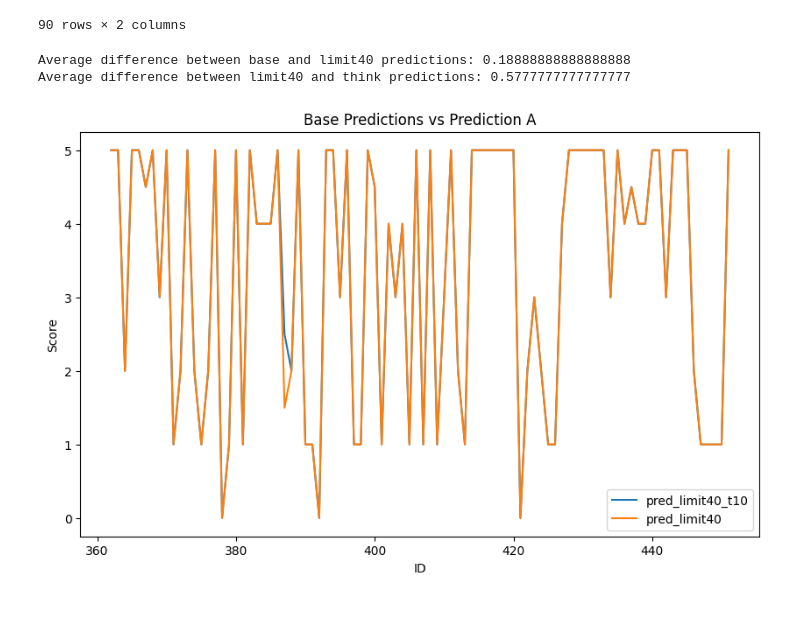
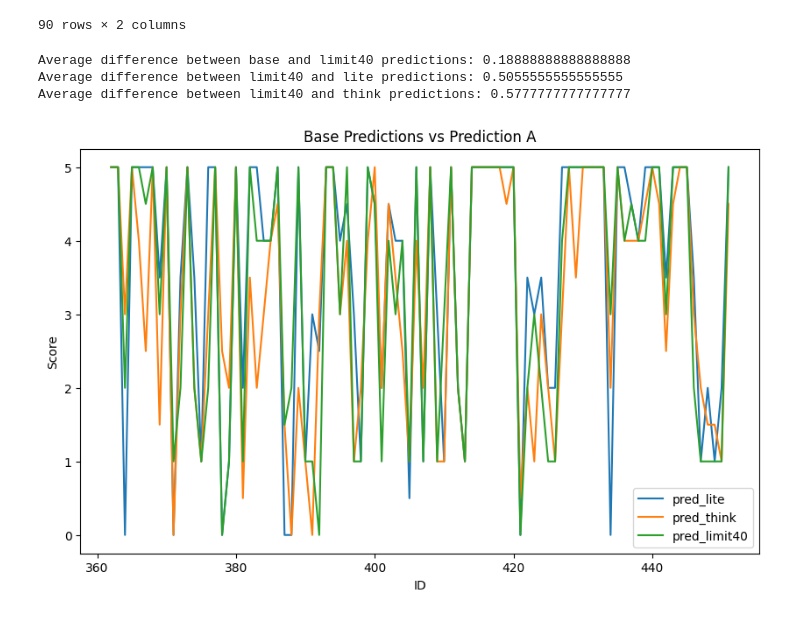
Before and after one commit to bookpanda/2110572-NLP-SYS, a Jupyter notebook: codes/midterm/midterm_prompt.ipynb, the cells around one changed output. Saved outputs shown, nothing was run; the diff lists cells and outputs as text; code cells hidden in the pictures.

Commit message:
lite sucsk

```diff
--- a/codes/midterm/midterm_prompt.ipynb
+++ b/codes/midterm/midterm_prompt.ipynb
@@ -407,10 +420,10 @@ pred_limit18 = pd.read_csv('./predictions/predictions_limit18.csv')
 pred_limit25 = pd.read_csv('./predictions/predictions_limit25.csv')
 pred_limit35 = pd.read_csv('./predictions/predictions_limit35.csv')
 pred_limit40 = pd.read_csv('./predictions/predictions_limit40.csv')
-# pred_limit40_lite = pd.read_csv('./predictions/predictions_limit40_lite.csv')
+pred_lite = pd.read_csv('./predictions/predictions_lite.csv')
 pred_limit40_t10 = pd.read_csv('./predictions/predictions_limit40_t10.csv')
 pred_limit45 = pd.read_csv('./predictions/predictions_limit45.csv')
-pred_think = pd.read_csv('./predictions/predictions_think.csv')
+pred_think_t10 = pd.read_csv('./predictions/predictions_think_t10.csv')
 # %%
 def avg_diff(a: pd.DataFrame, b: pd.DataFrame) -> float:
     merged = pd.merge(a, b, on='ID', how='inner')
@@ -425,29 +438,30 @@ def avg_diff(a: pd.DataFrame, b: pd.DataFrame) -> float:
 # print(f"Average difference between base and sorted predictions: {avg_diff(base_predictions, pred_sorted)}")
 print(f"Average difference between base and limit40 predictions: {avg_diff(base_predictions, pred_limit40)}")
 # print(f"Average difference between limit40 and limit35 predictions: {avg_diff(pred_limit40, pred_limit35)}")
-# print(f"Average difference between limit40 and limit40_t10 predictions: {avg_diff(pred_limit40, pred_limit40_t10)}")
+print(f"Average difference between limit40 and lite predictions: {avg_diff(pred_limit40, pred_lite)}")
 # print(f"Average difference between base and limit45 predictions: {avg_diff(base_predictions, pred_limit45)}")
-print(f"Average difference between limit40 and think predictions: {avg_diff(pred_limit40, pred_think)}")
+print(f"Average difference between limit40 and think predictions: {avg_diff(pred_limit40, pred_think_t10)}")
 # %% [output]
 Average difference between base and limit40 predictions: 0.18888888888888888
+Average difference between limit40 and lite predictions: 0.5055555555555555
 Average difference between limit40 and think predictions: 0.5777777777777777
 # %%
 import matplotlib.pyplot as plt
 
 plt.figure(figsize=(10, 6))
 # plt.plot(base_predictions['ID'], base_predictions['score'], label='Base Predictions')
 # plt.plot(pred_sorted['ID'], pred_sorted['score'], label='pred_sorted')
 # plt.plot(pred_cot1['ID'], pred_cot1['score'], label='pred_cot1')
 # plt.plot(pred_limit10['ID'], pred_limit10['score'], label='pred_limit10')
 # plt.plot(pred_limit18['ID'], pred_limit18['score'], label='pred_limit18')
-# plt.plot(pred_limit40_t10['ID'], pred_limit40_t10['score'], label='pred_limit40_t10')
-plt.plot(pred_think['ID'], pred_think['score'], label='pred_think')
+plt.plot(pred_lite['ID'], pred_lite['score'], label='pred_lite')
+plt.plot(pred_think_t10['ID'], pred_think_t10['score'], label='pred_think')
 plt.plot(pred_limit40['ID'], pred_limit40['score'], label='pred_limit40')
 # plt.plot(pred_limit45['ID'], pred_limit45['score'], label='pred_limit45')
 plt.xlabel('ID')
 plt.ylabel('Score')
 plt.legend()
 plt.title('Base Predictions vs Prediction A')
 plt.show()
 # %% [output]
-[figure, old version]
+[figure, new version]
```
Also changed, not shown: parts of 4 cells of this notebook, 2 other files.
